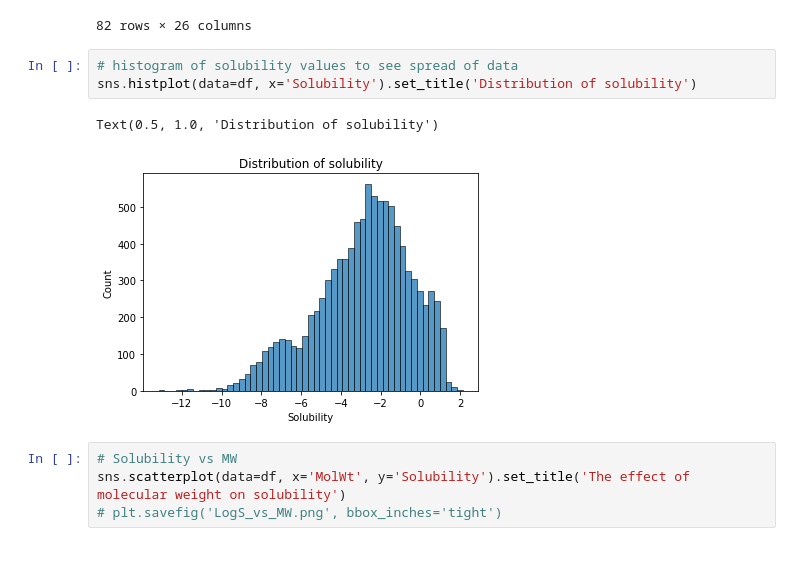
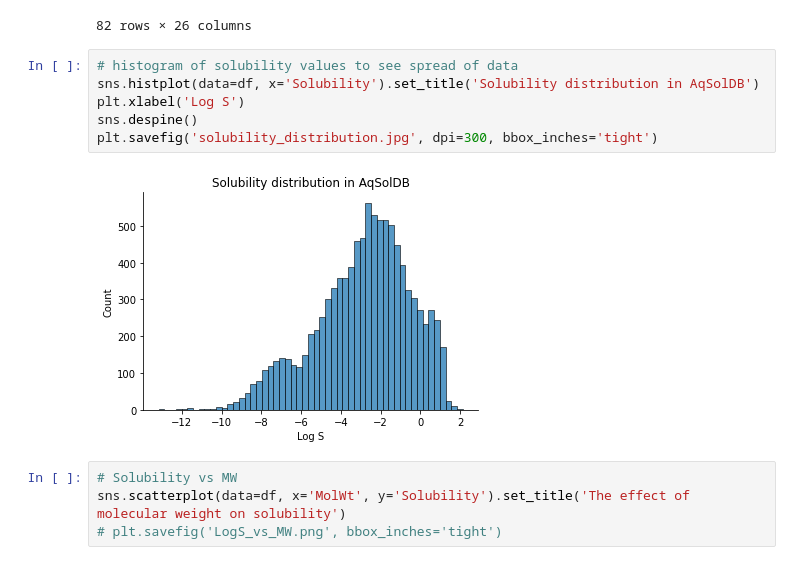
Before and after one commit to ayap20/CHEM6090_Project, a Jupyter notebook: EDA_aqsoldb.ipynb, the cells around one changed output. Drawn from its saved outputs; the diff is of its cells as text.

```diff
--- a/EDA_aqsoldb.ipynb
+++ b/EDA_aqsoldb.ipynb
@@ -64,10 +64,12 @@ df[df.Solubility < -9.001210475837501]
 82 rows × 26 columns
 # %%
 # histogram of solubility values to see spread of data
-sns.histplot(data=df, x='Solubility').set_title('Distribution of solubility')
+sns.histplot(data=df, x='Solubility').set_title('Solubility distribution in AqSolDB')
+plt.xlabel('Log S')
+sns.despine()
+plt.savefig('solubility_distribution.jpg', dpi=300, bbox_inches='tight')
 # %% [output]
-Text(0.5, 1.0, 'Distribution of solubility')
-[figure, old version]
+[figure, new version]
 # %%
 # Solubility vs MW
 sns.scatterplot(data=df, x='MolWt', y='Solubility').set_title('The effect of molecular weight on solubility')
```
Also changed, not shown: parts of 9 cells of this notebook, 16 other files.
